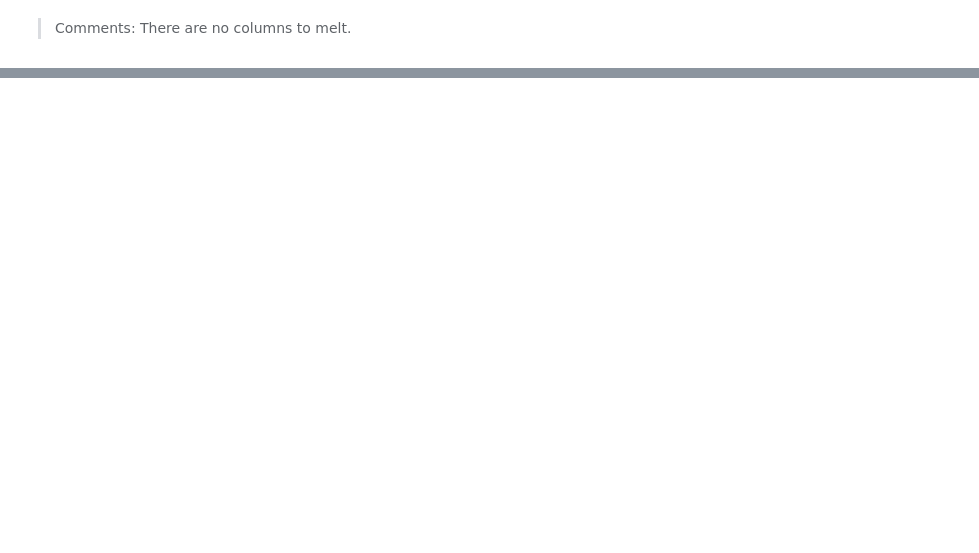
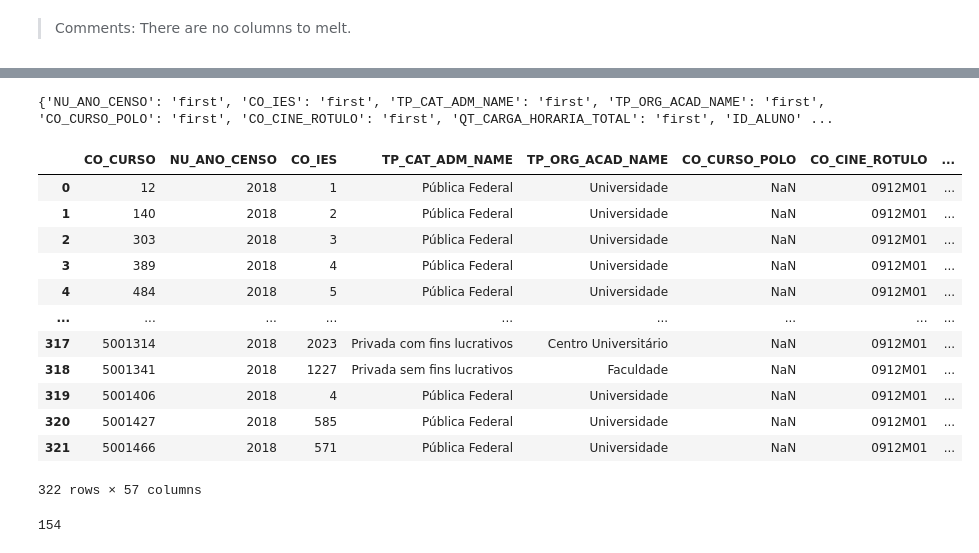
Before and after one commit to rafael-roldao/censo_es_2018_aluno, a Jupyter notebook: Censo do Ensino Superior 2018 - Alunos.ipynb, the cells around one changed output, grey strips where cells are left out. Saved outputs shown, nothing was run; the diff lists cells and outputs as text; code cells hidden in the pictures; blank space fills up the shorter version.

Commit message:
new DF group by medical school

```diff
--- a/Censo do Ensino Superior 2018 - Alunos.ipynb
+++ b/Censo do Ensino Superior 2018 - Alunos.ipynb
@@ -713,2 +724,5 @@ medicina_df[medicina_df['sum_fin_nao_reemb'] == 3].iloc[:, np.r_[58:65]]
 # %% [markdown]
 > Comments: There are no columns to melt.
+# %%
+medicina_df = medicina_df.drop(['sum_ingresso', 'sum_reserva', 'sum_fin_reemb', 'sum_fin_nao_reemb'], axis=1)
+medicina_df
@@ -714,0 +872,26 @@ medicina_df[medicina_df['sum_fin_nao_reemb'] == 3].iloc[:, np.r_[58:65]]
+# %%
+list1 = {i: oldi for oldi, oldx in list_new_df.items() for i in oldx}
+print(list1)
+# %% [output]
+{'NU_ANO_CENSO': 'first', 'CO_IES': 'first', 'TP_CAT_ADM_NAME': 'first', 'TP_ORG_ACAD_NAME': 'first', 'CO_CURSO_POLO': 'first', 'CO_CINE_ROTULO': 'first', 'QT_CARGA_HORARIA_TOTAL': 'first', 'ID_ALUNO' ...
+# %%
+medicina_df2 = medicina_df.groupby('CO_CURSO', as_index=False).agg(list1)
+medicina_df2
+# %% [output]
+|  | CO_CURSO | NU_ANO_CENSO | CO_IES | TP_CAT_ADM_NAME | TP_ORG_ACAD_NAME | CO_CURSO_POLO | CO_CINE_ROTULO | ... |
+| 0 | 12 | 2018 | 1 | Pública Federal | Universidade | NaN | 0912M01 | ... |
+| 1 | 140 | 2018 | 2 | Pública Federal | Universidade | NaN | 0912M01 | ... |
+| 2 | 303 | 2018 | 3 | Pública Federal | Universidade | NaN | 0912M01 | ... |
+| 3 | 389 | 2018 | 4 | Pública Federal | Universidade | NaN | 0912M01 | ... |
+| 4 | 484 | 2018 | 5 | Pública Federal | Universidade | NaN | 0912M01 | ... |
+| ... | ... | ... | ... | ... | ... | ... | ... | ... |
+| 317 | 5001314 | 2018 | 2023 | Privada com fins lucrativos | Centro Universitário | NaN | 0912M01 | ... |
+| 318 | 5001341 | 2018 | 1227 | Privada sem fins lucrativos | Faculdade | NaN | 0912M01 | ... |
+| 319 | 5001406 | 2018 | 4 | Pública Federal | Universidade | NaN | 0912M01 | ... |
+| 320 | 5001427 | 2018 | 585 | Pública Federal | Universidade | NaN | 0912M01 | ... |
+| 321 | 5001466 | 2018 | 571 | Pública Federal | Universidade | NaN | 0912M01 | ... |
+322 rows × 57 columns
+# %%
+medicina_df[medicina_df['CO_CURSO'] == 5001314]['IN_FINANCIAMENTO_ESTUDANTIL'].count()
+# %% [output]
+154
```
Also changed, not shown: parts of 22 cells of this notebook.
